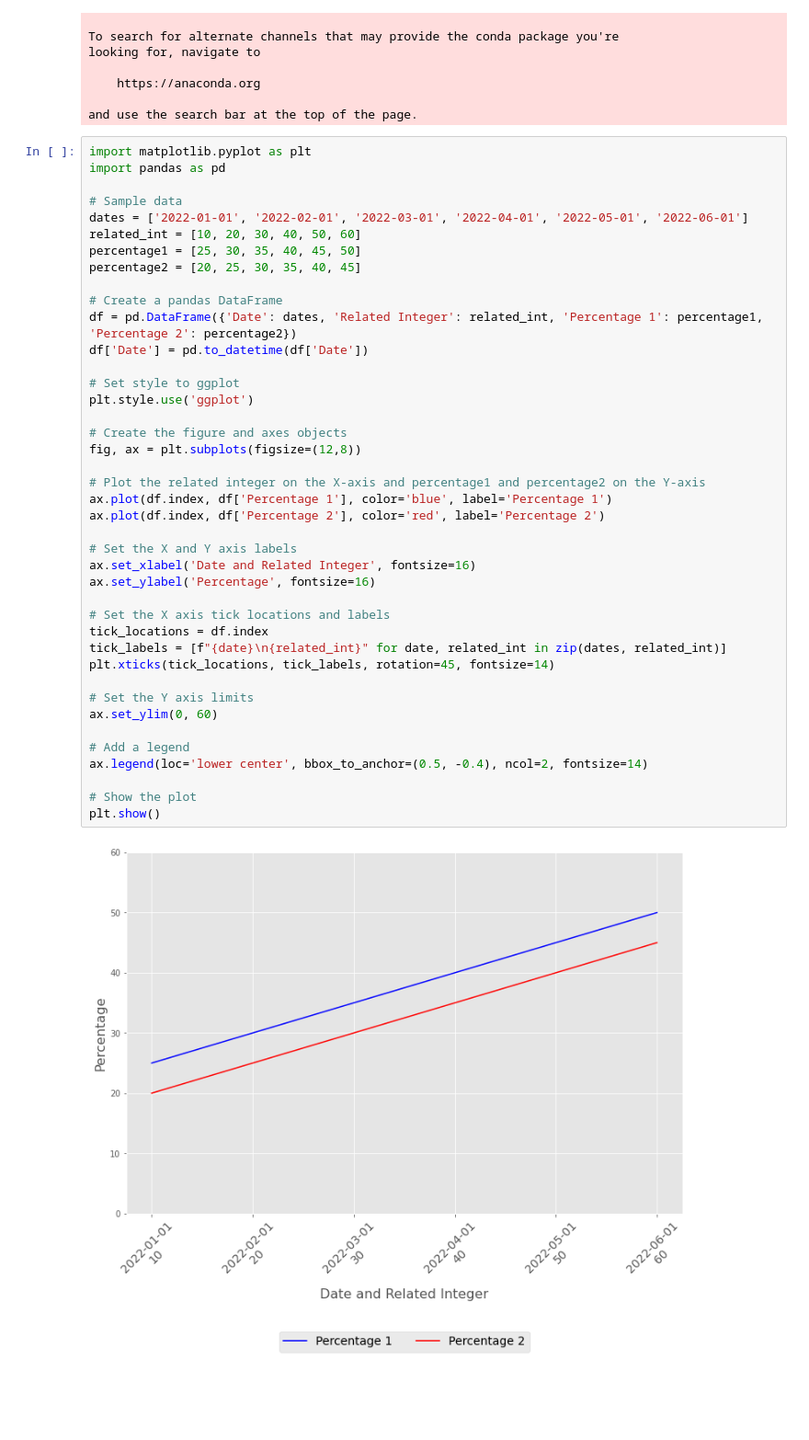
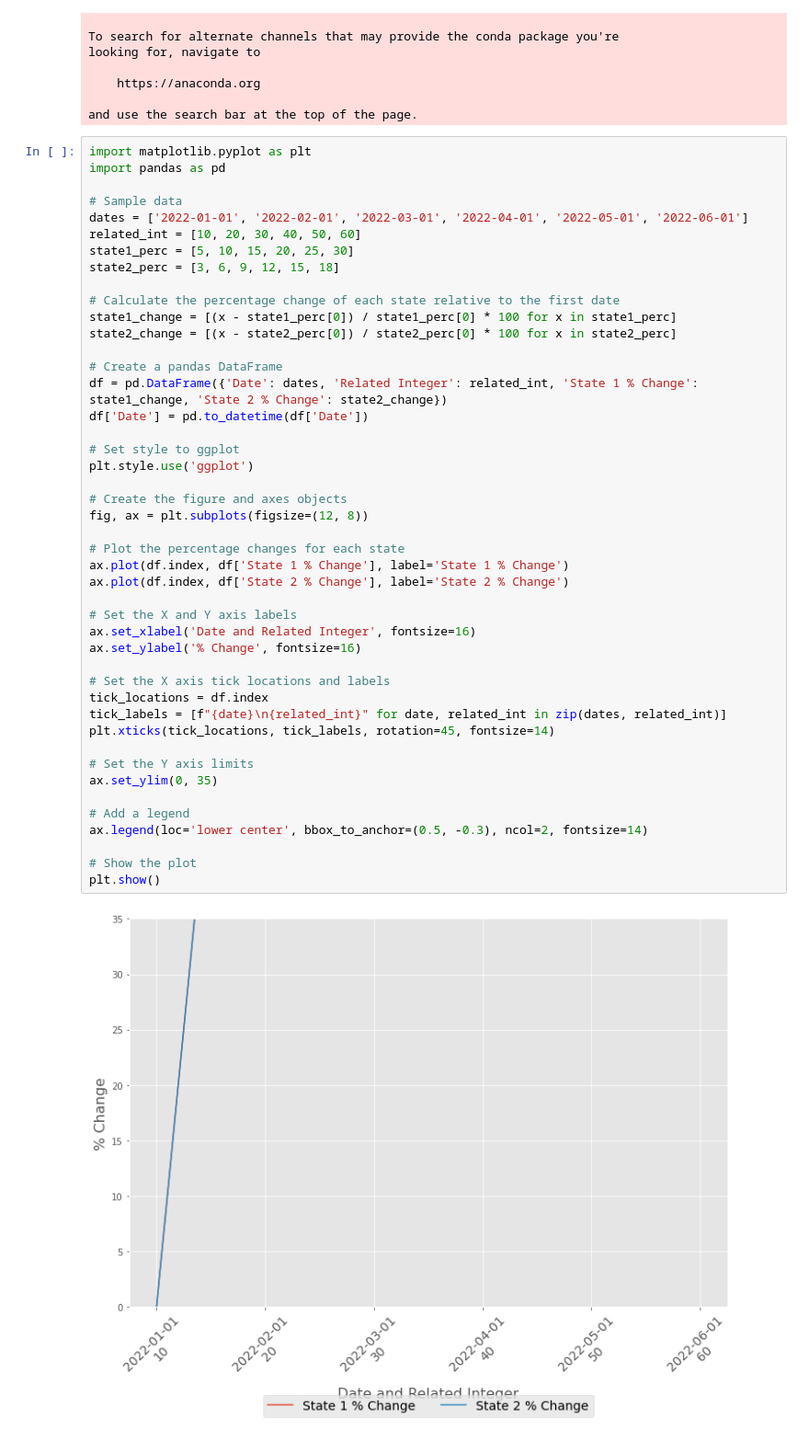
Before and after one commit to zivzach/Personal, a Jupyter notebook: Notepad.ipynb, the cells around one changed output. Shown at 92% size. Drawn from its saved outputs; the diff is of its cells as text; blank space fills up the shorter version.

```diff
--- a/Notepad.ipynb
+++ b/Notepad.ipynb
@@ -335,41 +335,45 @@ import matplotlib.pyplot as plt
 import pandas as pd
 
 # Sample data
 dates = ['2022-01-01', '2022-02-01', '2022-03-01', '2022-04-01', '2022-05-01', '2022-06-01']
 related_int = [10, 20, 30, 40, 50, 60]
-percentage1 = [25, 30, 35, 40, 45, 50]
-percentage2 = [20, 25, 30, 35, 40, 45]
+state1_perc = [5, 10, 15, 20, 25, 30]
+state2_perc = [3, 6, 9, 12, 15, 18]
+
+# Calculate the percentage change of each state relative to the first date
+state1_change = [(x - state1_perc[0]) / state1_perc[0] * 100 for x in state1_perc]
+state2_change = [(x - state2_perc[0]) / state2_perc[0] * 100 for x in state2_perc]
 
 # Create a pandas DataFrame
-df = pd.DataFrame({'Date': dates, 'Related Integer': related_int, 'Percentage 1': percentage1, 'Percentage 2': percentage2})
+df = pd.DataFrame({'Date': dates, 'Related Integer': related_int, 'State 1 % Change': state1_change, 'State 2 % Change': state2_change})
 df['Date'] = pd.to_datetime(df['Date'])
 
 # Set style to ggplot
 plt.style.use('ggplot')
 
 # Create the figure and axes objects
-fig, ax = plt.subplots(figsize=(12,8))
+fig, ax = plt.subplots(figsize=(12, 8))
 
-# Plot the related integer on the X-axis and percentage1 and percentage2 on the Y-axis
-ax.plot(df.index, df['Percentage 1'], color='blue', label='Percentage 1')
-ax.plot(df.index, df['Percentage 2'], color='red', label='Percentage 2')
+# Plot the percentage changes for each state
+ax.plot(df.index, df['State 1 % Change'], label='State 1 % Change')
+ax.plot(df.index, df['State 2 % Change'], label='State 2 % Change')
 
 # Set the X and Y axis labels
 ax.set_xlabel('Date and Related Integer', fontsize=16)
-ax.set_ylabel('Percentage', fontsize=16)
+ax.set_ylabel('% Change', fontsize=16)
 
 # Set the X axis tick locations and labels
 tick_locations = df.index
 tick_labels = [f"{date}\n{related_int}" for date, related_int in zip(dates, related_int)]
 plt.xticks(tick_locations, tick_labels, rotation=45, fontsize=14)
 
 # Set the Y axis limits
-ax.set_ylim(0, 60)
+ax.set_ylim(0, 35)
 
 # Add a legend
-ax.legend(loc='lower center', bbox_to_anchor=(0.5, -0.4), ncol=2, fontsize=14)
+ax.legend(loc='lower center', bbox_to_anchor=(0.5, -0.3), ncol=2, fontsize=14)
 
 # Show the plot
 plt.show()
 # %% [output]
-[figure, old version]
+[figure, new version]
```
Also changed, not shown: parts of 1 cell of this notebook.
